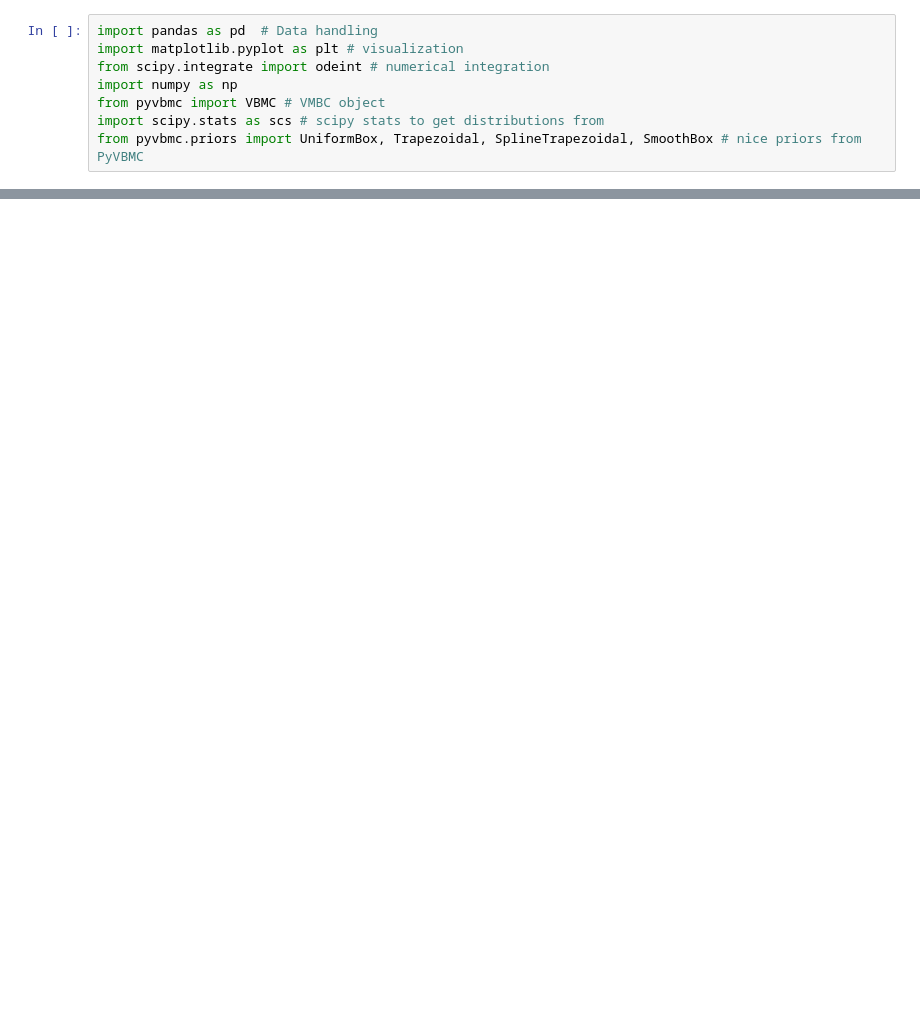
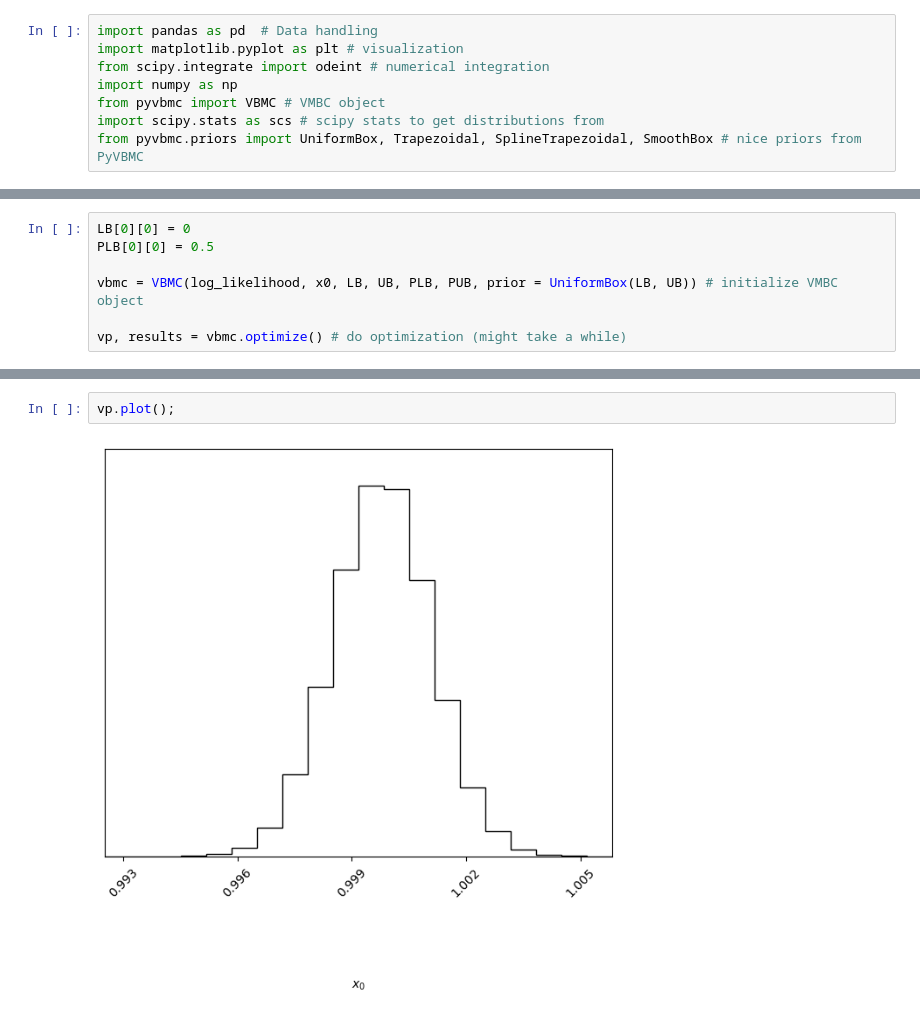
Before and after one commit to valentine-alia/BPE, a Jupyter notebook: do_you_even_SHO_bro.ipynb, the cells around one changed output, grey strips where cells are left out. Drawn from its saved outputs; the diff is of its cells as text; blank space fills up the shorter version.

```diff
--- a/do_you_even_SHO_bro.ipynb
+++ b/do_you_even_SHO_bro.ipynb
@@ -49,0 +117,7 @@ plt.show()
+# %%
+LB[0][0] = 0
+PLB[0][0] = 0.5
+
+vbmc = VBMC(log_likelihood, x0, LB, UB, PLB, PUB, prior = UniformBox(LB, UB)) # initialize VMBC object
+
+vp, results = vbmc.optimize() # do optimization (might take a while)
@@ -49,0 +142,4 @@ plt.show()
+# %%
+vp.plot();
+# %% [output]
+[figure, added]
```
Also changed, not shown: parts of 22 cells of this notebook, 3 other files.
